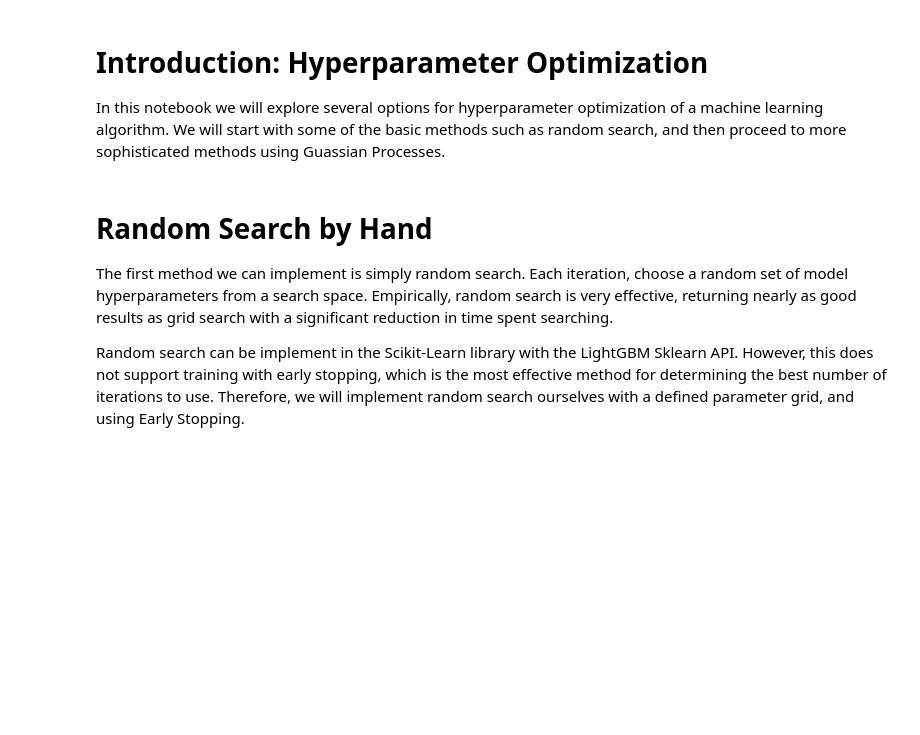
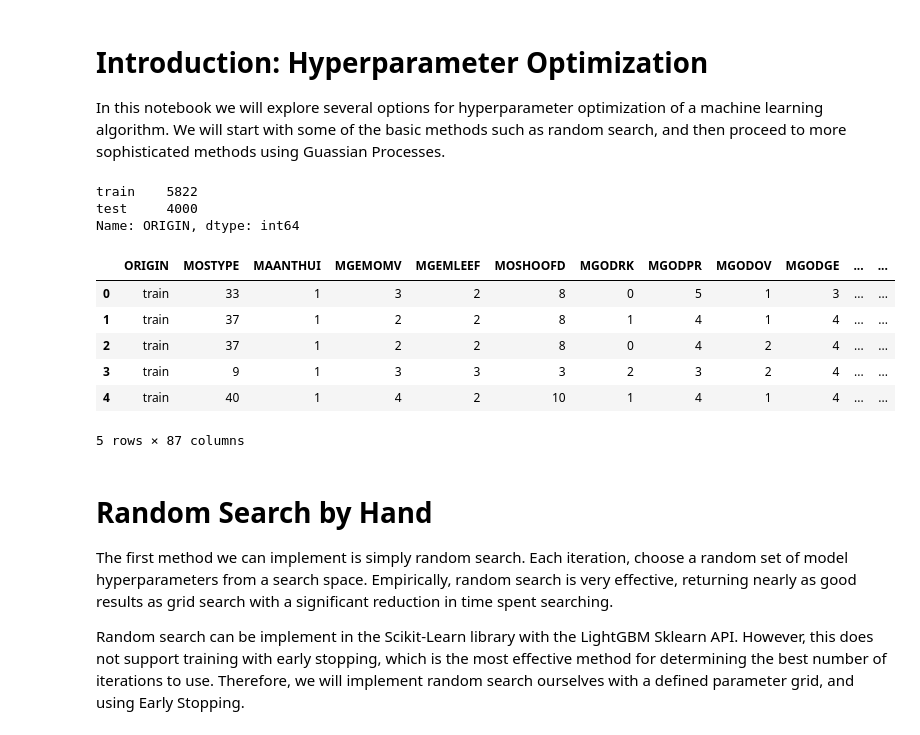
Before and after one commit to WillKoehrsen/hyperparameter-optimization, a Jupyter notebook: Hyperparameter Optimization.ipynb, the cells around one changed output. Drawn from its saved outputs; the diff is of its cells as text; code cells hidden in the pictures; blank space fills up the shorter version.

```diff
--- a/Hyperparameter Optimization.ipynb
+++ b/Hyperparameter Optimization.ipynb
@@ -30,3 +16,21 @@ labels = np.array(labels.astype(np.int32)).reshape((-1,))
+# %%
+data['ORIGIN'].value_counts()
+# %% [output]
+train    5822
+test     4000
+Name: ORIGIN, dtype: int64
+# %%
+data = pd.read_csv('data/caravan-insurance-challenge.csv')
+train = data[data['ORIGIN'] == 'train']
+test = data[data['ORIGIN'] == 'test']
+# %% [output]
+|  | ORIGIN | MOSTYPE | MAANTHUI | MGEMOMV | MGEMLEEF | MOSHOOFD | MGODRK | MGODPR | MGODOV | MGODGE | ... | ... |
+| 0 | train | 33 | 1 | 3 | 2 | 8 | 0 | 5 | 1 | 3 | ... | ... |
+| 1 | train | 37 | 1 | 2 | 2 | 8 | 1 | 4 | 1 | 4 | ... | ... |
+| 2 | train | 37 | 1 | 2 | 2 | 8 | 0 | 4 | 2 | 4 | ... | ... |
+| 3 | train | 9 | 1 | 3 | 3 | 3 | 2 | 3 | 2 | 4 | ... | ... |
+| 4 | train | 40 | 1 | 4 | 2 | 10 | 1 | 4 | 1 | 4 | ... | ... |
+5 rows × 87 columns
 # %% [markdown]
 # Random Search by Hand
 
```
Also changed, not shown: parts of 17 cells of this notebook, 6 other files.
